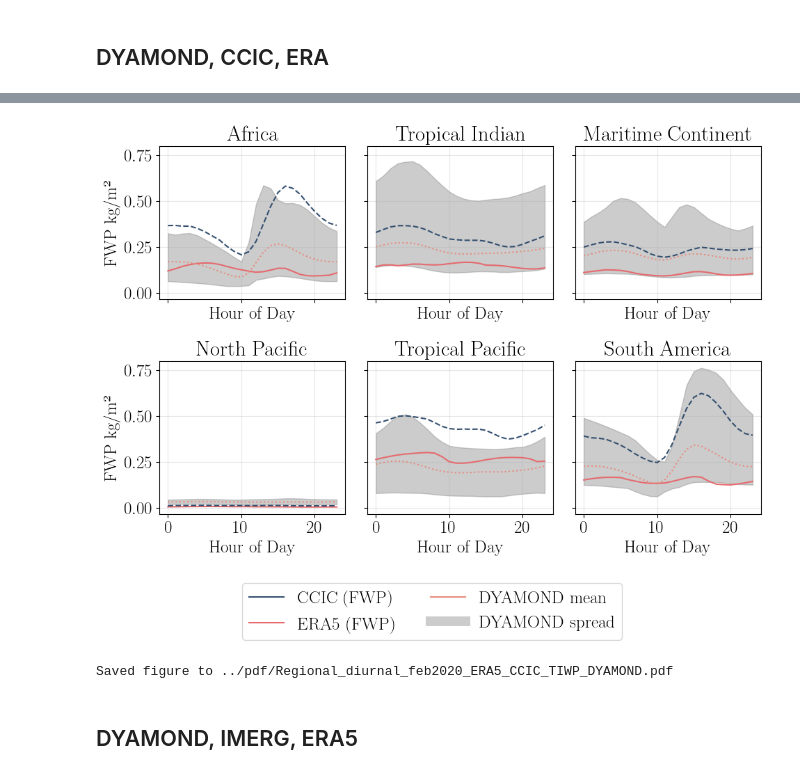
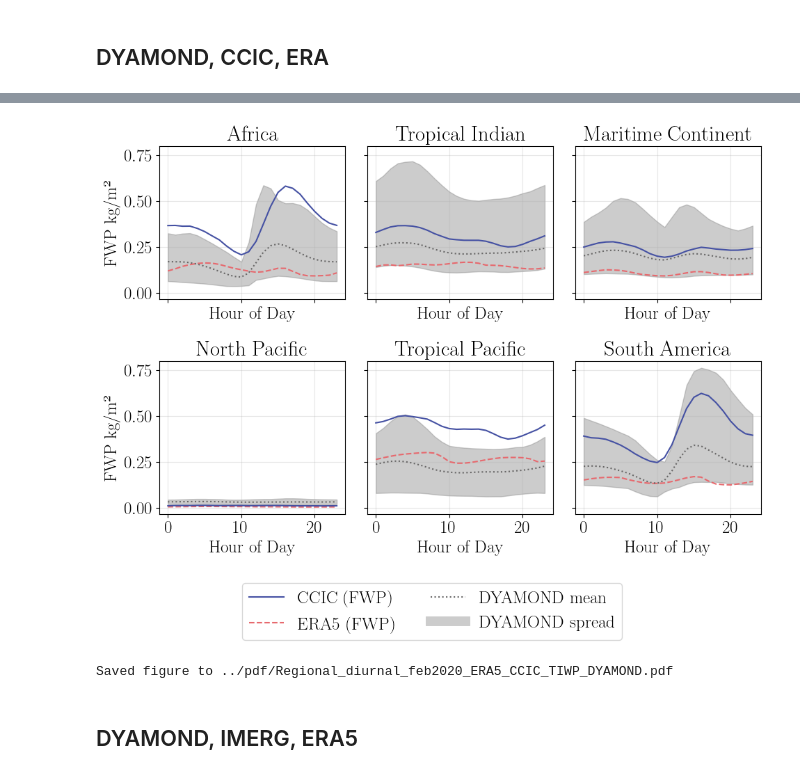
Before and after one commit to lekolara/diurnal_cycles, a Jupyter notebook: notebooks/regional_diurnal.ipynb, the cells around one changed output, grey strips where cells are left out. Saved outputs shown, nothing was run; the diff lists cells and outputs as text; code cells hidden in the pictures.

```diff
--- a/notebooks/regional_diurnal.ipynb
+++ b/notebooks/regional_diurnal.ipynb
@@ -70,6 +69,11 @@ ax.set_extent([0,360, -40, 40],crs=ccrs.PlateCarree())
 ax.coastlines(linewidth=1)
 ax.add_feature(cfeature.LAND, facecolor='0.95')
 ax.add_feature(cfeature.OCEAN, facecolor='0.85')
+
+# add lon and lat ticks on the left and bottom axis
+ax.set_xticks(np.arange(0, 361, 60), crs=ccrs.PlateCarree())
+ax.set_yticks(np.arange(-40, 41, 20), crs=ccrs.PlateCarree())
+ax.tick_params(labelsize=12)
 
 handles = []
 labels = []
@@ -87,9 +91,8 @@ for region, props in regions_plot.items():
     ax.add_patch(rect)
     handles.append(rect)
     labels.append(region)
-    # Place label at top left of box
 
-#plt.title('Regions Used for Diurnal Cycle Analysis', fontsize=18)
+
 # Place legend outside the plot
 ax.legend(handles, labels, loc='center left', bbox_to_anchor=(1.02, 0.5), fontsize=13, frameon=True)
 plt.tight_layout()
@@ -340,9 +332,11 @@ plt.show()
 
 IMERG = xr.open_dataset('/scratch/leko/IMERG/IMERG_1_deg_diurnal/IMERG_diurnal_climatology_2018_2023_utc.nc').pr
 CCIC_TIWP = xr.open_dataset('/data/s5/users/lara/master_thesis/data/ccic/CCIC_TIWP_diurnal_climatology_2018_2023_utc.nc').tiwp
+
 # Option to show relative values (divide by mean)
 show_relative = False  # Set to True for relative values
 same_y_axis = True  # Set to True to have same y-axis for all subplots
+
 # Define seasons as month lists
 seasons = {
     "DJF": [12, 1, 2],
@@ -351,11 +345,10 @@ seasons = {
     "SON": [9, 10, 11]
 }
 
-# Variable names (update if needed)
-ccic_var = 'tiwp'  # or the correct variable name in ccic
-imerg_var = 'pr'  # or the correct variable name in IMERG
+# Variable names
+ccic_var = 'tiwp'
+imerg_var = 'pr'
 
-# Colorblind-friendly palette (matplotlib tab10)
 season_linestyles = [
     '-',
     '--',
@@ -363,8 +356,8 @@ season_linestyles = [
     ':'
 ]
 
-ccic_color = '#355070'
-imerg_color = '#e56b6fff'
+ccic_color = '#454A68'
+imerg_color = '#6FA3C9'
 season_names = ['DJF', 'MAM', 'JJA', 'SON']
 ratio = [2,3]
 figsize = (10, 6)
@@ -416,7 +409,7 @@ for i, (region_name, region) in enumerate(regions_plot.items()):
         ax2.set_ylabel('Precipitation (mm/hr)' if not show_relative else 'Relative Precipitation', color='black')
     else:
         ax2.set_ylabel('')
-    # Manage tick visibility: show left y-ticks only for leftmost column, right y-ticks only for rightmost column
+    # show left y-ticks only for leftmost column, right y-ticks only for rightmost column
     ax1.tick_params(axis='y', which='both', labelleft=is_leftmost, left=is_leftmost)
     ax2.tick_params(axis='y', which='both', labelright=is_rightmost, right=is_rightmost)
     ax1.grid(True, alpha=0.3)
@@ -424,7 +417,7 @@ for i, (region_name, region) in enumerate(regions_plot.items()):
         ax1.set_ylim(ccic_min, ccic_max + 0.01)
         ax2.set_ylim(imerg_min, imerg_max + 0.01)
 
-# Custom legend handles
+# legend handles
 import matplotlib.lines as mlines
 dataset_handles = [
     mlines.Line2D([], [], color=ccic_color, label='CCIC (FWP)'),
@@ -438,7 +431,6 @@ season_handles = [
 fig.legend(dataset_handles + season_handles, [h.get_label() for h in dataset_handles + season_handles],
            loc='upper center', bbox_to_anchor=(0.5, 0), ncol=3, frameon=True)
 
-#plt.suptitle('Seasonal Diurnal Cycles: CCIC CPCIR (FWP) vs IMERG (Precip)' + (' (Relative)' if show_relative else ''), fontsize=25)
 plt.tight_layout(rect=[0, 0, 1, 1])
 name = '../pdf/Regional_diurnal_CCIC_IMERG' + ('_relative' if show_relative else '') + ('_dify' if not same_y_axis else '') + '.pdf'
 plt.savefig(name, bbox_inches='tight')
@@ -710,5 +653,4 @@ Attributes:
 # %%
-
 # Variable names
 er_var = 'tiwp'
 imerg_var = 'tiwp'
@@ -721,9 +663,9 @@ RELATIVE = False
 fig, axes = plt.subplots(ratio[0], ratio[1], figsize=figsize, sharex=True, sharey=True)
 axes = axes.flatten()
 
-ccic_color = '#355070'
-era5_color = '#e56b6fff'
-dyamond_color = '#E88C7D'
+ccic_color = '#4551A3'
+era5_color = '#E7696E'
+dyamond_color = '#676666'
 
 for i, (region_name, region) in enumerate(regions_plot.items()):
     ax = axes[i]
@@ -731,12 +673,12 @@ for i, (region_name, region) in enumerate(regions_plot.items()):
     era5_cycle = regional_diurnal_feb(ERA5, er_var, region)
     if RELATIVE:
         era5_cycle = (era5_cycle / era5_cycle.mean() - 1) * 100
-    ax.plot(ERA5['hour_of_day'], era5_cycle, label='ERA5', color = era5_color, linestyle='-')
+    ax.plot(ERA5['hour_of_day'], era5_cycle, label='ERA5', color = era5_color, linestyle='--')
     # CCIC
     imerg_cycle = regional_diurnal_feb(CCIC, imerg_var, region)
     if RELATIVE:
         imerg_cycle = (imerg_cycle / imerg_cycle.mean() - 1) * 100
-    ax.plot(CCIC['hour_of_day'], imerg_cycle, label='CCIC', color = ccic_color, linestyle='--')
+    ax.plot(CCIC['hour_of_day'], imerg_cycle, label='CCIC', color = ccic_color, linestyle='-')
 
     # DYAMOND MODELS
     dyamond_cycles_avg = []
@@ -752,7 +694,7 @@ for i, (region_name, region) in enumerate(regions_plot.items()):
     ax.plot(ds['hour_of_day'], cycle_avg, label='DYAMOND mean', color = dyamond_color, linestyle=':')
 
 
-    # DYAMOND spread
+    # DYAMOND min-max
     dyamond_cycles = []
     for name, ds in MODELS.items():
         try:
@@ -765,37 +707,37 @@ for i, (region_name, region) in enumerate(regions_plot.items()):
             print(f"Skipping {name}: {e}")
     if dyamond_cycles:
         dyamond_cycles = np.stack(dyamond_cycles)
         min_cycle = np.min(dyamond_cycles, axis=0)
         max_cycle = np.max(dyamond_cycles, axis=0)
         ax.fill_between(ERA5['hour_of_day'], min_cycle, max_cycle, color='gray', alpha=0.4, label='DYAMOND spread')
 
     ax.set_title(region_name)
     ax.set_xlabel('Hour of Day')
     if i >= (ratio[0]-1)*ratio[1]:
         ax.set_xlabel('Hour of Day')
     if i % ratio[1] == 0:
         ax.set_ylabel('FWP (\%)' if RELATIVE else 'FWP kg/m²')
     ax.grid(True, alpha=0.3)
 
 import matplotlib.lines as mlines
 dataset_handles = [
-    mlines.Line2D([], [], color=ccic_color, label='CCIC (FWP)'),
-    mlines.Line2D([], [], color=era5_color, label='ERA5 (FWP)'),
-    mlines.Line2D([], [], color=dyamond_color, label='DYAMOND mean'),
+    mlines.Line2D([], [], color=ccic_color, label='CCIC (FWP)', linestyle='-'),
+    mlines.Line2D([], [], color=era5_color, label='ERA5 (FWP)', linestyle='--'),
+    mlines.Line2D([], [], color=dyamond_color, label='DYAMOND mean', linestyle=':'),
     mlines.Line2D([], [], color='gray', alpha=0.4, linewidth=10,label='DYAMOND spread')
 ]
 
 fig.legend(dataset_handles, [h.get_label() for h in dataset_handles],
            loc='upper center', bbox_to_anchor=(0.5, 0), ncol=2, frameon=True)
 
 
 plt.tight_layout(rect=[0, 0, 1, 0.96])
 name = '../pdf/Regional_diurnal_feb2020_ERA5_CCIC_TIWP_DYAMOND' + ('_relative' if RELATIVE else '') + '.pdf'
 plt.savefig(name, bbox_inches='tight')
 plt.show()
 print(f'Saved figure to {name}')
 # %% [output]
-[figure, old version]
+[figure, new version]
 Saved figure to ../pdf/Regional_diurnal_feb2020_ERA5_CCIC_TIWP_DYAMOND.pdf
 # %% [markdown]
 ## DYAMOND, IMERG, ERA5
```
Also changed, not shown: parts of 12 cells of this notebook.
